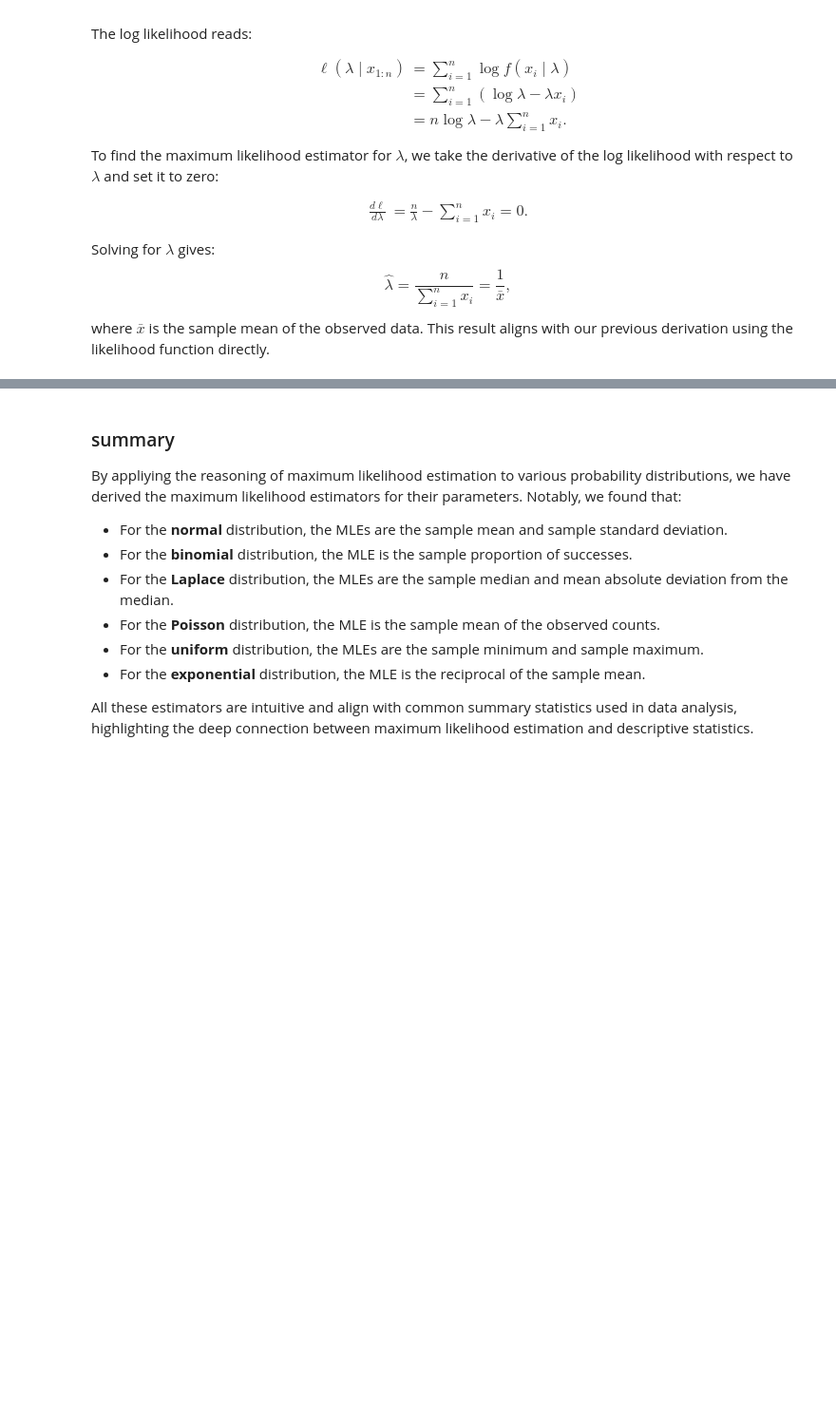
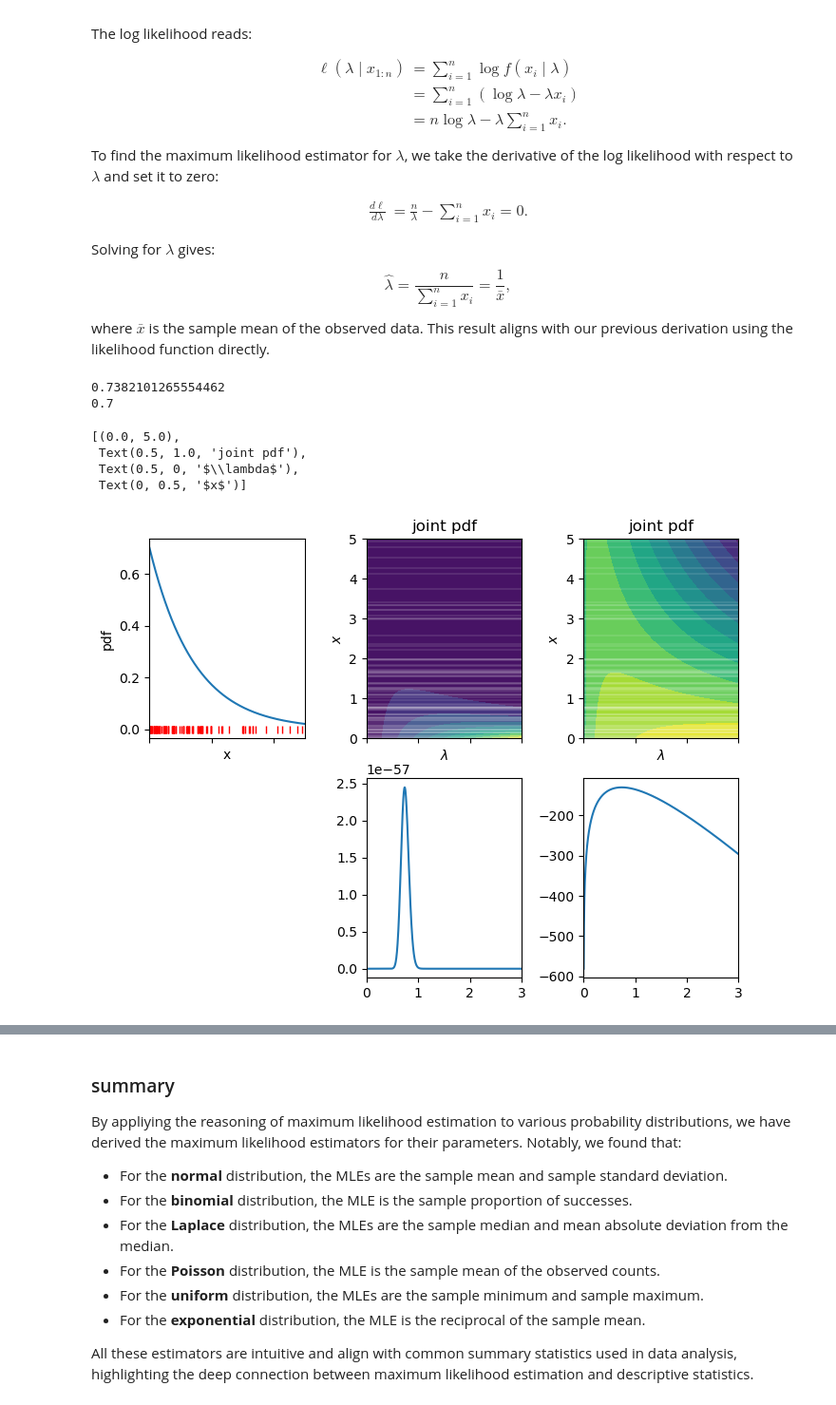
Before and after one commit to yairmau/statistics, a Jupyter notebook: foundations/MLE.ipynb, the cells around one changed output, grey strips where cells are left out. Shown at 95% size. Drawn from its saved outputs; the diff is of its cells as text; code cells hidden in the pictures; blank space fills up the shorter version.

```diff
--- a/foundations/MLE.ipynb
+++ b/foundations/MLE.ipynb
@@ -244,3 +274,60 @@ $$
 \hat{\lambda} = \frac{n}{\sum_{i=1}^{n} x_i} = \frac{1}{\bar{x}},
 $$
 where $\bar{x}$ is the sample mean of the observed data. This result aligns with our previous derivation using the likelihood function directly.
+# %%
+pdf_expon = lambda x, lambd: lambd * np.exp(-lambd * x) * (x >= 0)
+fig, ax = plt.subplots(2,3, figsize=(8,6), sharex='col')
+fig.subplots_adjust(wspace=0.4)
+ax[1,0].set_axis_off()
+x = np.linspace(0, 5, 1000)
+lmbda = np.linspace(0, 3, 1000)
+
+ideal_lambda = 0.7
+np.random.seed(seed=1)
+data = expon.rvs(size=100, scale=1/ideal_lambda)
+
+ax[0,0].plot(x, pdf_expon(x, ideal_lambda))
+ax[0,0].plot(data, np.zeros_like(data), ls='None', marker='|', color='red')
+ax[0,0].set(xlabel='x', ylabel='pdf')
+
+LAM, X = np.meshgrid(lmbda, x)
+Z = pdf_expon(X, LAM)
+ax[0,1].contourf(LAM, X, Z, levels=10)
+
+ax[0,2].contourf(LAM, X, np.log(Z), levels=10)
+
+like = [np.prod(pdf_expon(data, l)) for l in lmbda]
+log_like = [np.sum(np.log(pdf_expon(data, l))) for l in lmbda]
+ax[1,1].plot(lmbda, like)
+ax[1,2].plot(lmbda, log_like)
+
+for i, xx in enumerate(data):
+    ax[0,1].axhline(xx, color='white', ls='-', alpha=0.1)
+    ax[0,2].axhline(xx, color='white', ls='-', alpha=0.1)
+# ax[1].plot(mu, pdf_normal(2, mu, sigma=1))
+# ax[0].set(xlabel='x', ylabel='pdf')
+# ax[1].set(xlabel=r'$\mu$', ylabel=r'pdf at $x=2$, $\sigma=1$')
+
+# ax[2].plot(sigma, pdf_normal(x=0.5, mu=0, sigma=sigma))
+# ax[1].set(xlabel=r'$\mu$', ylabel=r'pdf at $x=2$, $\sigma=1$')
+# ax[2].set(xlabel=r'$\sigma$', ylabel=r'pdf at $x=0.5$, $\mu=0$')
+print(1/np.mean(data))
+print(ideal_lambda)
+
+ax[0,0].set(xlim=(0, 5))
+ax[0,1].set(ylim=(0, 5),
+            title="joint pdf",
+            xlabel=r"$\lambda$",
+            ylabel=r"$x$")
+ax[0,2].set(ylim=(0, 5),
+            title="joint pdf",
+            xlabel=r"$\lambda$",
+            ylabel=r"$x$")
+# %% [output]
+0.7382101265554462
+0.7
+[(0.0, 5.0),
+ Text(0.5, 1.0, 'joint pdf'),
+ Text(0.5, 0, '$\\lambda$'),
+ Text(0, 0.5, '$x$')]
+[figure, added]
```
Also changed, not shown: parts of 4 cells of this notebook, 1 other file.
